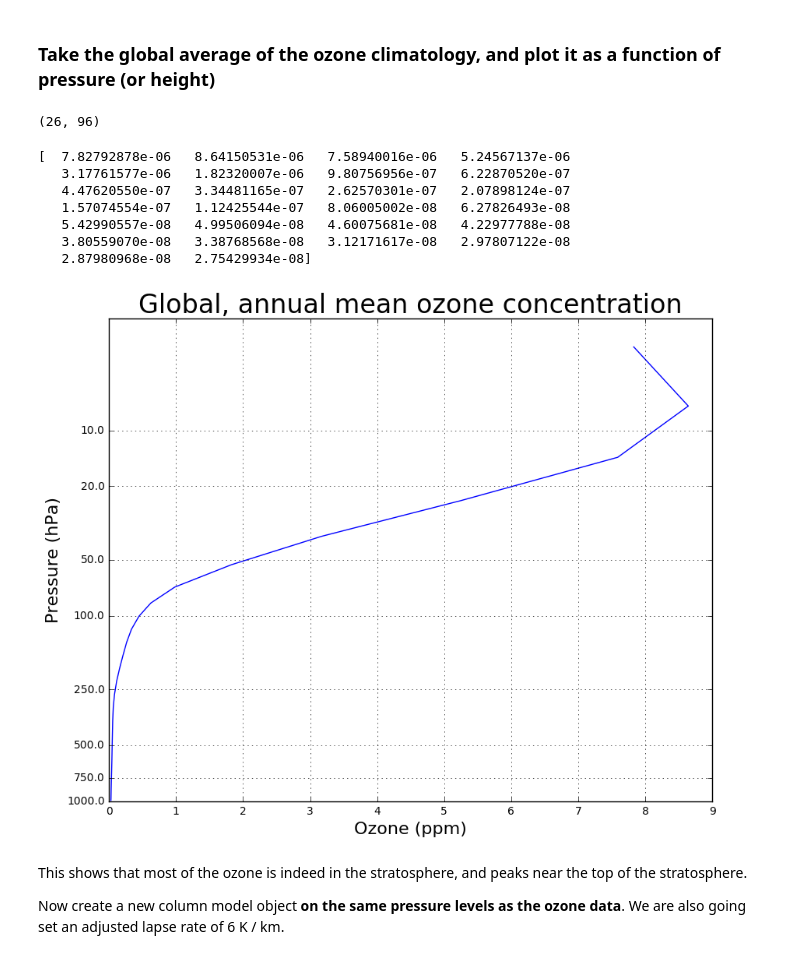
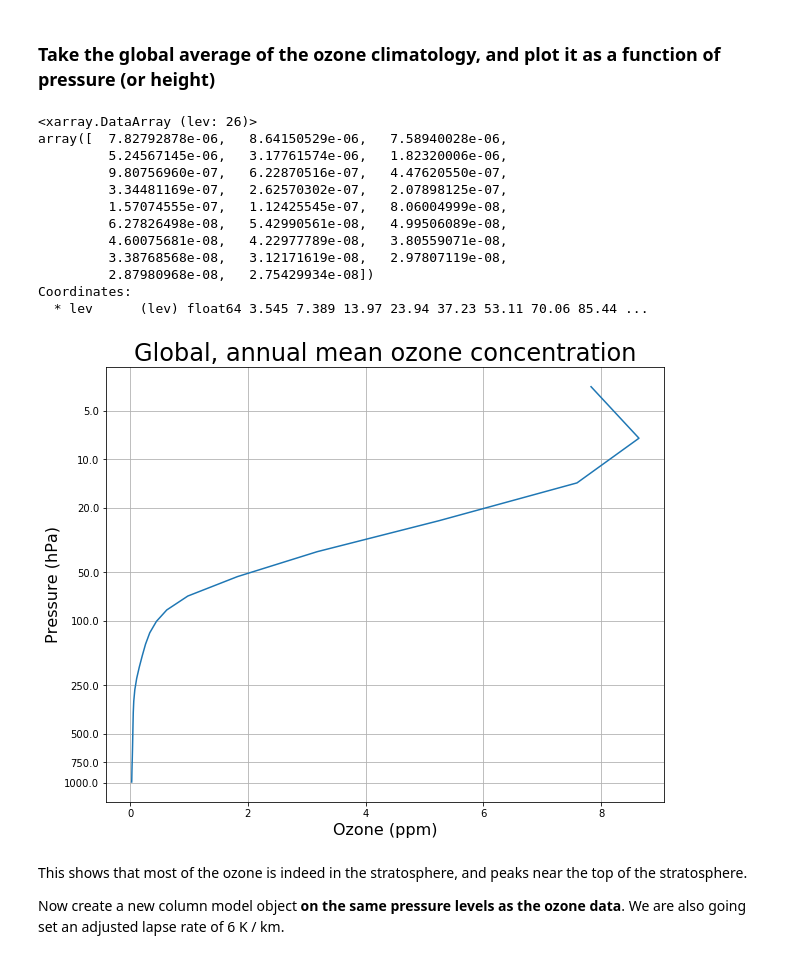
Before and after one commit to brian-rose/ClimateModeling_courseware, a Jupyter notebook: Lectures/Lecture07 -- Grey radiation modeling with climlab.ipynb, the cells around one changed output. Drawn from its saved outputs; the diff is of its cells as text; code cells hidden in the pictures.

Commit message:
Update Grey radiation notes to use xarray.

```diff
--- a/Lectures/Lecture07 -- Grey radiation modeling with climlab.ipynb
+++ b/Lectures/Lecture07 -- Grey radiation modeling with climlab.ipynb
@@ -520,5 +571,5 @@ We can load the observed ozone climatology from the input files for the CESM mod
 datapath = "http://ramadda.atmos.albany.edu:8080/repository/opendap/Top/Users/BrianRose/CESM_runs/"
 endstr = "/entry.das"
 
-ozone = nc.Dataset( datapath + 'som_input/ozone_1.9x2.5_L26_2000clim_c091112.nc' + endstr )
+ozone = xr.open_dataset( datapath + 'som_input/ozone_1.9x2.5_L26_2000clim_c091112.nc' + endstr )
 # %%
@@ -549,32 +616,35 @@ print lev_O3
 # %% [markdown]
 ### Take the global average of the ozone climatology, and plot it as a function of pressure (or height)
-# %%
-O3_zon = np.mean( ozone.variables['O3'][:],axis=(0,3) )
-print O3_zon.shape
-# %% [output]
-(26, 96)
-# %%
-O3_global = np.average( O3_zon, axis=1, weights=np.cos(np.deg2rad(lat_O3)))
-print O3_global
-# %% [output]
-[  7.82792878e-06   8.64150531e-06   7.58940016e-06   5.24567137e-06
-   3.17761577e-06   1.82320007e-06   9.80756956e-07   6.22870520e-07
-   4.47620550e-07   3.34481165e-07   2.62570301e-07   2.07898124e-07
-   1.57074554e-07   1.12425544e-07   8.06005002e-08   6.27826493e-08
-   5.42990557e-08   4.99506094e-08   4.60075681e-08   4.22977788e-08
-   3.80559070e-08   3.38768568e-08   3.12171617e-08   2.97807122e-08
-   2.87980968e-08   2.75429934e-08]
+# %%
+#  Take global, annual average and convert to Kelvin
+weight_ozone = cos(deg2rad(ozone.lat)) / cos(deg2rad(ozone.lat)).mean(dim='lat')
+O3_global = (ozone.O3 * weight_ozone).mean(dim=('lat','lon','time'))
+print O3_global
+# %% [output]
+<xarray.DataArray (lev: 26)>
+array([  7.82792878e-06,   8.64150529e-06,   7.58940028e-06,
+         5.24567145e-06,   3.17761574e-06,   1.82320006e-06,
+         9.80756960e-07,   6.22870516e-07,   4.47620550e-07,
+         3.34481169e-07,   2.62570302e-07,   2.07898125e-07,
+         1.57074555e-07,   1.12425545e-07,   8.06004999e-08,
+         6.27826498e-08,   5.42990561e-08,   4.99506089e-08,
+         4.60075681e-08,   4.22977789e-08,   3.80559071e-08,
+         3.38768568e-08,   3.12171619e-08,   2.97807119e-08,
+         2.87980968e-08,   2.75429934e-08])
+Coordinates:
+  * lev      (lev) float64 3.545 7.389 13.97 23.94 37.23 53.11 70.06 85.44 ...
 # %%
 ax = plt.figure(figsize=(10,8)).add_subplot(111)
-ax.plot( O3_global * 1.E6, -np.log(lev_O3/climlab.constants.ps) )
+ax.plot( O3_global * 1.E6, -np.log(ozone.lev/climlab.constants.ps) )
 ax.set_xlabel('Ozone (ppm)', fontsize=16)
 ax.set_ylabel('Pressure (hPa)', fontsize=16 )
-ax.set_yticks( -np.log(yticks/1000.) )
-ax.set_yticklabels( yticks )
+yticks = np.array([1000., 750., 500., 250., 100., 50., 20., 10., 5.])
+ax.set_yticks(-np.log(yticks/1000.))
+ax.set_yticklabels(yticks)
 ax.grid()
 ax.set_title('Global, annual mean ozone concentration', fontsize = 24);
 # %% [output]
-[figure, old version]
+[figure, new version]
 # %% [markdown]
 This shows that most of the ozone is indeed in the stratosphere, and peaks near the top of the stratosphere.
 
```
Also changed, not shown: parts of 61 cells of this notebook, 4 other files.
